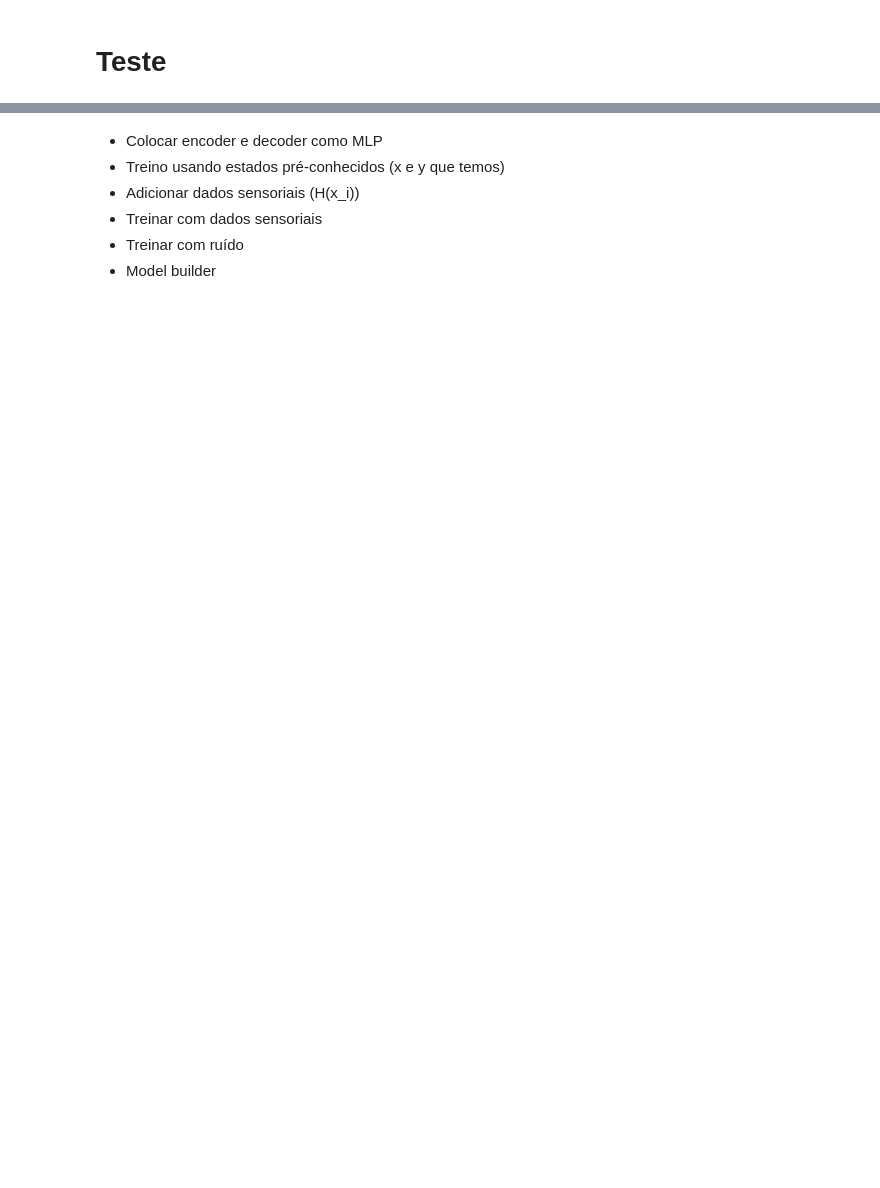
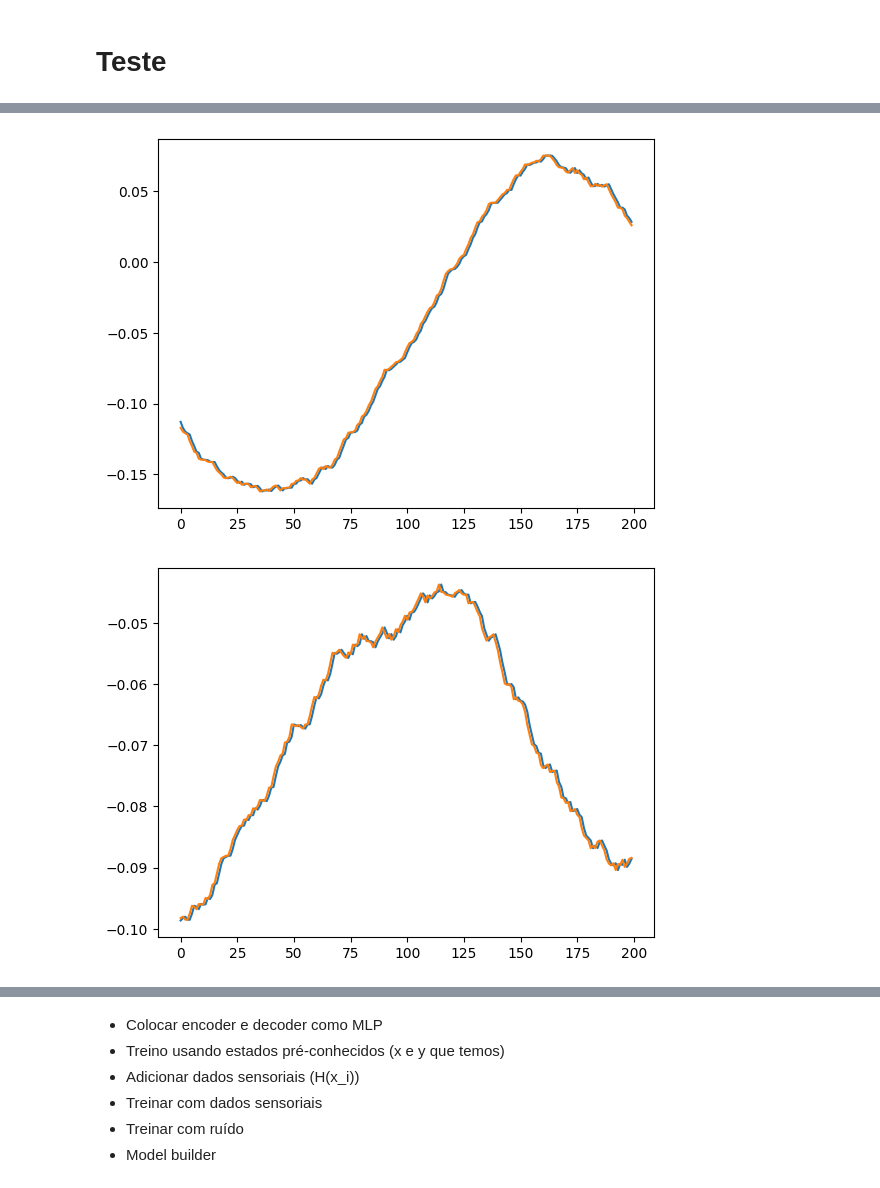
Before and after one commit to H-IAAC/WorldMachine, a Jupyter notebook: dev/Blocks.ipynb, the cells around one changed output, grey strips where cells are left out. Drawn from its saved outputs; the diff is of its cells as text; code cells hidden in the pictures; blank space fills up the shorter version.

```diff
--- a/dev/Blocks.ipynb
+++ b/dev/Blocks.ipynb
@@ -354,8 +446,12 @@ def separate_dataset(x_all):
 # %%
 context_size = 200
 # %%
-train_data, val_data, test_data = separate_dataset(data)
+data_full = np.empty((data.shape[0], data.shape[1], 6))
+data_full[:,:,:3] = data
+data_full[:,:,3:] = data_sensorial
 
-datasets = {"train":PredictNextDataset(train_data, context_size),
-            "val":PredictNextDataset(val_data, context_size),
-            "test":PredictNextDataset(test_data, context_size)}
+train_data, val_data, test_data = separate_dataset(data_full)
+
+datasets = {"train":PredictNextDataset(train_data[:, :, :3], train_data[:, :, 3:], context_size),
+            "val":PredictNextDataset(val_data[:, :, :3], val_data[:, :, 3:], context_size),
+            "test":PredictNextDataset(test_data[:, :, :3], test_data[:, :, 3:], context_size)}
@@ -361,0 +469,11 @@ datasets = {"train":PredictNextDataset(train_data, context_size),
+# %%
+plt.plot(datasets["train"][1]["inputs"]["state_decoded"][:,0])
+plt.plot(datasets["train"][1]["targets"]["state_decoded"][:,0])
+plt.show()
+
+plt.plot(datasets["train"][1]["inputs"]["state_decoded"][:,1])
+plt.plot(datasets["train"][1]["targets"]["state_decoded"][:,1])
+plt.show()
+# %% [output]
+[figure, added]
+[figure, added]
```
Also changed, not shown: parts of 32 cells of this notebook.
